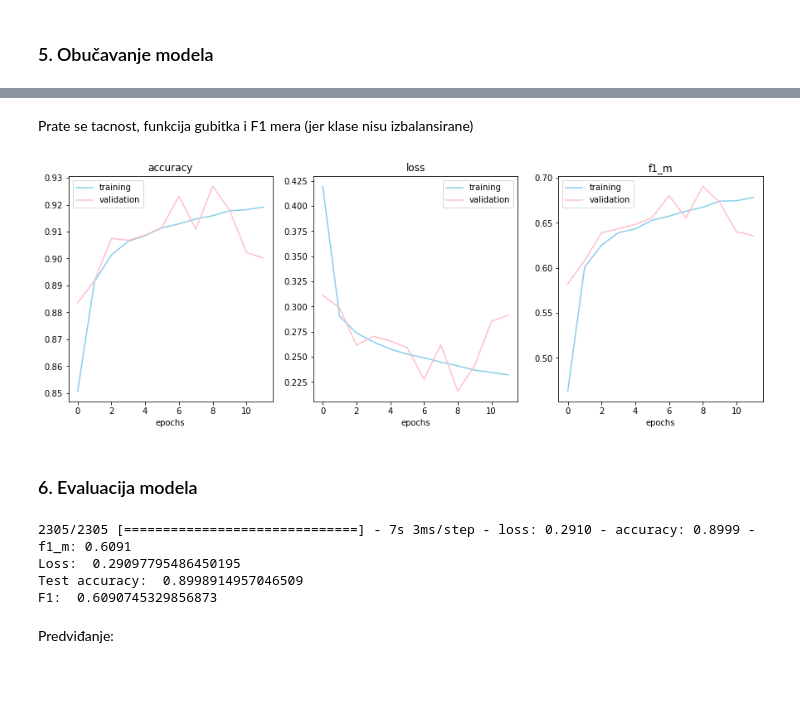
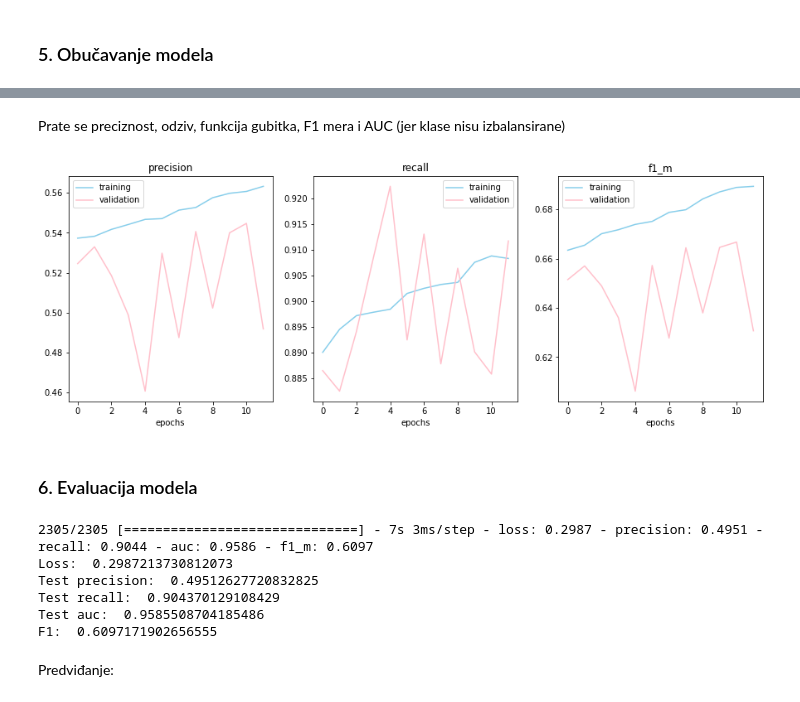
Before and after one commit to Anakin2012/ToxicCommentClassificationChallenge, a Jupyter notebook: 02_BinarnaKlasifikacija.ipynb, the cells around one changed output, grey strips where cells are left out. Drawn from its saved outputs; the diff is of its cells as text; code cells hidden in the pictures.

```diff
--- a/02_BinarnaKlasifikacija.ipynb
+++ b/02_BinarnaKlasifikacija.ipynb
@@ -141,7 +141,7 @@ _________________________________________________________________
 # tezinu za klasu 1 podesavamo rucno jer se ispostavlja da
 # bolje klasifikuje TP instance ako nije bas tacna proporcija
 
-weights[1] = 3.99
+# weights[1] = 3.99
 # %%
 epochs = 12
 batch_size = 128
@@ -173,23 +173,27 @@ Trajanje obucavanja modela binarne klasifikacije:  254.64856052398682
 # %% [markdown]
-Prate se tacnost, funkcija gubitka i F1 mera (jer klase nisu izbalansirane)
+Prate se preciznost, odziv, funkcija gubitka, F1 mera i AUC (jer klase nisu izbalansirane)
 # %%
 # Grafici koji prikazuju promene metrika tokom treniranja na trening skupu i validacionom skupu kroz epohe
 
-plot_graphs(binary_history, ['accuracy', 'loss', 'f1_m'])
+plot_graphs(binary_history, ['precision', 'recall', 'f1_m'])
 # %% [output]
-[figure, old version]
+[figure, new version]
 # %% [markdown]
 ### 6. Evaluacija modela
 # %%
 scores = binary_model.evaluate(X_test_transformed, y_test)
 print('Loss: ', scores[0])
-print('Test accuracy: ', scores[1])
-print('F1: ', scores[2])
+print('Test precision: ', scores[1])
+print('Test recall: ', scores[2])
+print('Test auc: ', scores[3])
+print('F1: ', scores[4])
 # %% [output]
-2305/2305 [==============================] - 7s 3ms/step - loss: 0.2910 - accuracy: 0.8999 - f1_m: 0.6091
-Loss:  0.29097795486450195
-Test accuracy:  0.8998914957046509
-F1:  0.6090745329856873
+2305/2305 [==============================] - 7s 3ms/step - loss: 0.2987 - precision: 0.4951 - recall: 0.9044 - auc: 0.9586 - f1_m: 0.6097
+Loss:  0.2987213730812073
+Test precision:  0.49512627720832825
+Test recall:  0.904370129108429
+Test auc:  0.9585508704185486
+F1:  0.6097171902656555
 # %% [markdown]
 Predviđanje:
 # %%
```
Also changed, not shown: parts of 16 cells of this notebook, 13 other files.
